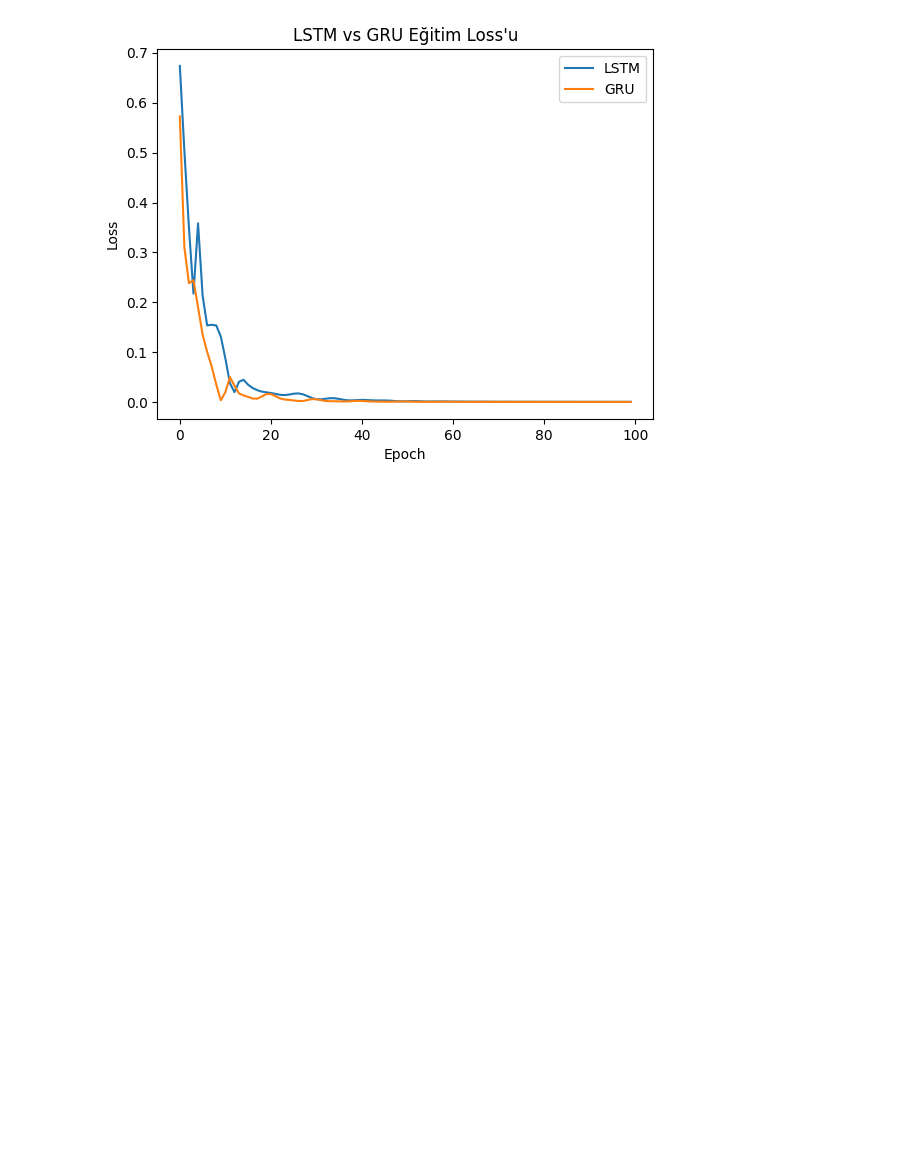
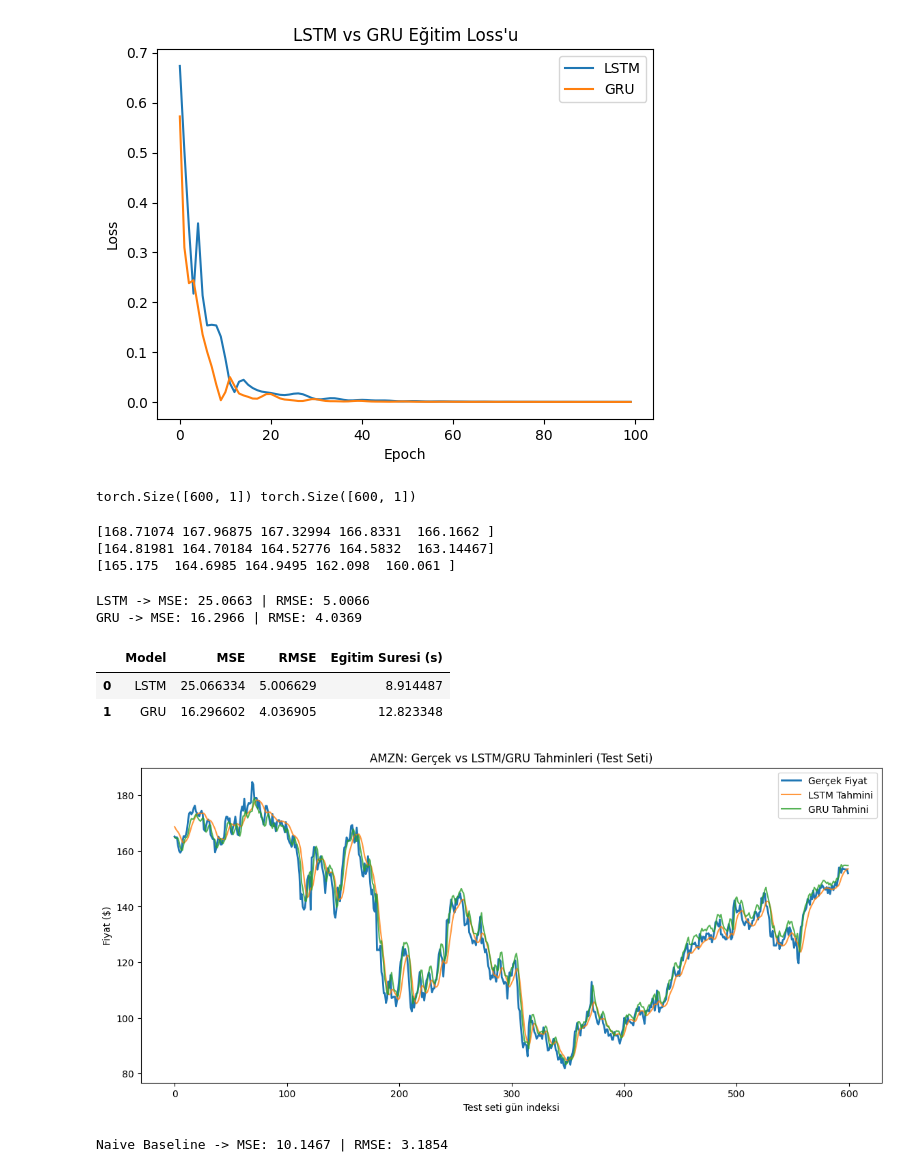
Before and after one commit to erenbezgin/stock-price-prediction-pytorch, a Jupyter notebook: notebooks/04_lstm_gru_models.ipynb, the cells around one changed output. Saved outputs shown, nothing was run; the diff lists cells and outputs as text; code cells hidden in the pictures; blank space fills up the shorter version.

Commit message:
feat:
add test evaluation, LSTM vs GRU comparison, and naive baseline check

```diff
--- a/notebooks/04_lstm_gru_models.ipynb
+++ b/notebooks/04_lstm_gru_models.ipynb
@@ -146,3 +146,70 @@ plt.title("LSTM vs GRU Eğitim Loss'u")
 plt.show()
 # %% [output]
 [figure]
+# %%
+lstm_model.eval()
+gru_model.eval()
+
+with torch.no_grad():
+    lstm_pred_scaled = lstm_model(X_test_t)
+    gru_pred_scaled = gru_model(X_test_t)
+
+print(lstm_pred_scaled.shape, gru_pred_scaled.shape)
+# %% [output]
+torch.Size([600, 1]) torch.Size([600, 1])
+# %%
+lstm_pred = scaler.inverse_transform(lstm_pred_scaled.numpy())
+gru_pred = scaler.inverse_transform(gru_pred_scaled.numpy())
+y_test_real = scaler.inverse_transform(y_test_t.numpy())
+
+print(lstm_pred[:5].flatten())
+print(gru_pred[:5].flatten())
+print(y_test_real[:5].flatten())
+# %% [output]
+[168.71074 167.96875 167.32994 166.8331  166.1662 ]
+[164.81981 164.70184 164.52776 164.5832  163.14467]
+[165.175  164.6985 164.9495 162.098  160.061 ]
+# %%
+def evaluate(y_true, y_pred, name):
+    mse = np.mean((y_true - y_pred) ** 2)
+    rmse = np.sqrt(mse)
+    print(f"{name} -> MSE: {mse:,.4f} | RMSE: {rmse:,.4f}")
+    return mse, rmse
+
+lstm_mse, lstm_rmse = evaluate(y_test_real, lstm_pred, "LSTM")
+gru_mse, gru_rmse = evaluate(y_test_real, gru_pred, "GRU")
+# %% [output]
+LSTM -> MSE: 25.0663 | RMSE: 5.0066
+GRU -> MSE: 16.2966 | RMSE: 4.0369
+# %%
+results_df = pd.DataFrame({
+    "Model": ["LSTM", "GRU"],
+    "MSE": [lstm_mse, gru_mse],
+    "RMSE": [lstm_rmse, gru_rmse],
+    "Egitim Suresi (s)": [lstm_time, gru_time]
+})
+results_df
+# %% [output]
+|  | Model | MSE | RMSE | Egitim Suresi (s) |
+| 0 | LSTM | 25.066334 | 5.006629 | 8.914487 |
+| 1 | GRU | 16.296602 | 4.036905 | 12.823348 |
+# %%
+plt.figure(figsize=(14, 6))
+plt.plot(y_test_real, label="Gerçek Fiyat", linewidth=2)
+plt.plot(lstm_pred, label="LSTM Tahmini", alpha=0.8)
+plt.plot(gru_pred, label="GRU Tahmini", alpha=0.8)
+plt.xlabel("Test seti gün indeksi")
+plt.ylabel("Fiyat ($)")
+plt.title("AMZN: Gerçek vs LSTM/GRU Tahminleri (Test Seti)")
+plt.legend()
+plt.show()
+# %% [output]
+[figure, added]
+# %%
+# Naive baseline: bir önceki günün gerçek fiyatını, bugünün tahmini olarak kullan
+naive_pred = y_test_real[:-1]   # dünün gerçek değerleri
+naive_true = y_test_real[1:]    # bugünün gerçek değerleri
+
+naive_mse, naive_rmse = evaluate(naive_true, naive_pred, "Naive Baseline")
+# %% [output]
+Naive Baseline -> MSE: 10.1467 | RMSE: 3.1854
```
Also changed, not shown: parts of 2 cells of this notebook, 1 other file.
